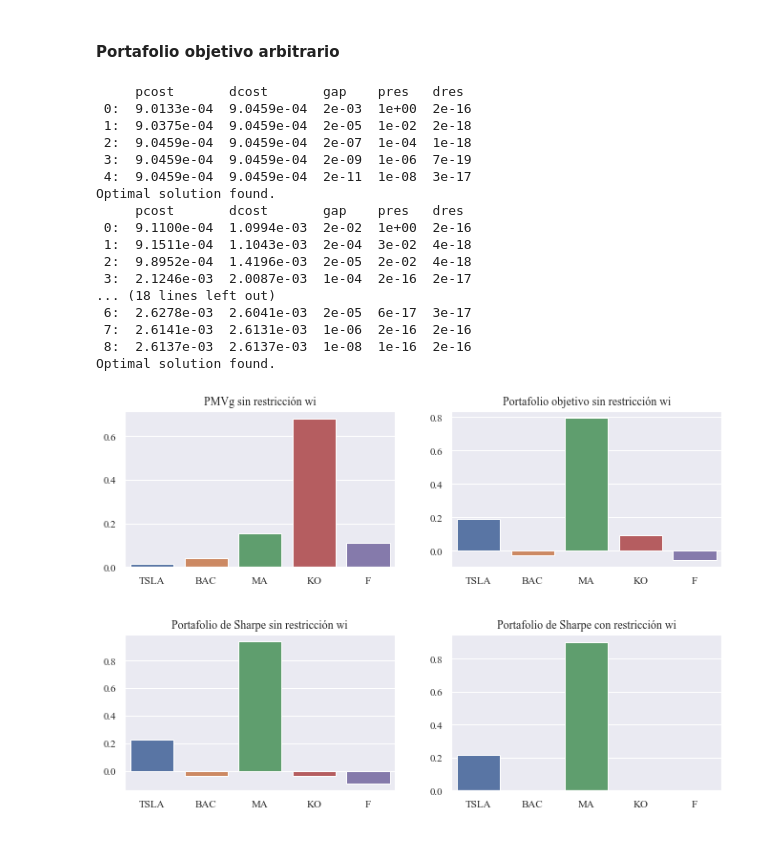
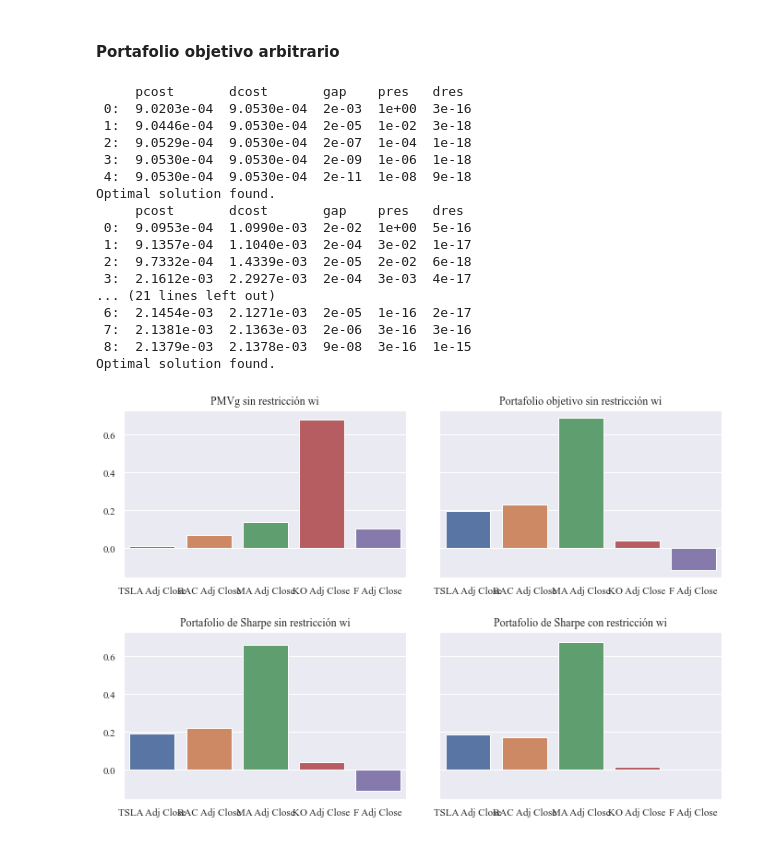
Before and after one commit to Mr-UMiguel/UExternado, a Jupyter notebook: TP/Taller1.ipynb, the cells around one changed output. Drawn from its saved outputs; the diff is of its cells as text; code cells hidden in the pictures.

```diff
--- a/TP/Taller1.ipynb
+++ b/TP/Taller1.ipynb
@@ -80,6 +93,7 @@ from pypt.pmv import PMV
 
 
 sns.set_theme(font="Times New Roman",font_scale=1)
-retornos = pd.read_excel('./datasets/retornos.xlsx')
+retornos = returns
+# retornos = pd.read_excel('./datasets/retornos.xlsx')
 # %%
 rpmv, sigmapmv ,wpmv  = PMV(returns=retornos).mv().pmv
@@ -263,3 +180,6 @@ qp(P, q, G=None, h=None, A=None, b=None, solver=None, kktsolver=None, initvals=N
 
         Options that are not recognized are replaced by their default
         values.
+# %%
+vcov = np.matrix(retornos.cov())
+mu =  np.array(retornos.agg(np.mean))
@@ -266,5 +216,5 @@ qp(P, q, G=None, h=None, A=None, b=None, solver=None, kktsolver=None, initvals=N
 # %%
-def solvers_qp(vcov,mu,optimal_portfolio,inequality=False):
+def solvers_qp(vcov,mu,optimal_portfolio,inequality=False,):
     """
     Definimos la función solvers_qp que utiliza el solvers.qp del módulo cvxopt
 
@@ -353,16 +303,18 @@ def solvers_qp(vcov,mu,optimal_portfolio,inequality=False):
             np.array([optimal_portfolio,[1]]),
             np.zeros(n).reshape(n,1)),0))
 
-    return solvers.qp(P=P,q=q,G=G,h=h,)['x']
+    response = np.array(solvers.qp(P=P,q=q,G=G,h=h,show_progress=False)['x']).reshape(-1)
+    return response
 # %%
+returns = retornos
 solv_nwi = solvers_qp(vcov = vcov, mu = mu, optimal_portfolio=rpmv, inequality=False)
 solv_wi = solvers_qp(vcov = vcov, mu = mu, optimal_portfolio=rpmv, inequality=True)
 
 fig, axes = plt.subplots(1,2,figsize=(10,7))
-sns.barplot(ax=axes[0],x=returns.columns,y=list(solv_nwi))
+sns.barplot(ax=axes[0],x=returns.columns,y=solv_nwi)
 axes[0].set_title('PMVg sin restricción wi')
 
-sns.barplot(ax=axes[1],x=returns.columns,y=list(solv_wi))
+sns.barplot(ax=axes[1],x=returns.columns,y=solv_wi)
 axes[1].set_title('PMVg con restricción wi')
 plt.show()
 # %% [output]
@@ -470,40 +423,40 @@ Optimal solution found.
 # %%
 #### Resumen
 solv_nwi_pmv = solvers_qp(vcov = vcov, mu = mu, optimal_portfolio=rpmv, inequality=False)
-solv_wi_pmv = solvers_qp(vcov = vcov, mu = mu, optimal_portfolio=np.array([0.025]), inequality=False)
+solv_wi_target = solvers_qp(vcov = vcov, mu = mu, optimal_portfolio=np.array([0.025]), inequality=False)
 solv_nwi_ps = solvers_qp(vcov = vcov, mu = mu, optimal_portfolio=rpt, inequality=False)
 solv_wi_ps = solvers_qp(vcov = vcov, mu = mu, optimal_portfolio=rpt, inequality=True)
 
-fig, axes = plt.subplots(2,2,figsize=(10,7))
-sns.barplot(ax=axes[0,0],x=returns.columns,y=list(solv_nwi_pmv))
+fig, axes = plt.subplots(2,2,figsize=(10,7), sharey=True)
+sns.barplot(ax=axes[0,0],x=returns.columns,y=solv_nwi_pmv)
 axes[0,0].set_title('PMVg sin restricción wi')
 
-sns.barplot(ax=axes[0,1],x=returns.columns,y=list(solv_wi_pmv))
+sns.barplot(ax=axes[0,1],x=returns.columns,y=solv_wi_target)
 axes[0,1].set_title('Portafolio objetivo sin restricción wi')
 
-sns.barplot(ax=axes[1,0],x=returns.columns,y=list(solv_nwi_ps))
+sns.barplot(ax=axes[1,0],x=returns.columns,y=solv_nwi_ps)
 axes[1,0].set_title('Portafolio de Sharpe sin restricción wi')
 
-sns.barplot(ax=axes[1,1],x=returns.columns,y=list(solv_wi_ps))
+sns.barplot(ax=axes[1,1],x=returns.columns,y=solv_wi_ps)
 axes[1,1].set_title('Portafolio de Sharpe con restricción wi')
-fig.tight_layout(pad=3.0)
+fig.tight_layout(pad=2.0)
 plt.show()
 # %% [output]
      pcost       dcost       gap    pres   dres
- 0:  9.0133e-04  9.0459e-04  2e-03  1e+00  2e-16
- 1:  9.0375e-04  9.0459e-04  2e-05  1e-02  2e-18
- 2:  9.0459e-04  9.0459e-04  2e-07  1e-04  1e-18
- 3:  9.0459e-04  9.0459e-04  2e-09  1e-06  7e-19
- 4:  9.0459e-04  9.0459e-04  2e-11  1e-08  3e-17
+ 0:  9.0203e-04  9.0530e-04  2e-03  1e+00  3e-16
+ 1:  9.0446e-04  9.0530e-04  2e-05  1e-02  3e-18
+ 2:  9.0529e-04  9.0530e-04  2e-07  1e-04  1e-18
+ 3:  9.0530e-04  9.0530e-04  2e-09  1e-06  1e-18
+ 4:  9.0530e-04  9.0530e-04  2e-11  1e-08  9e-18
 Optimal solution found.
      pcost       dcost       gap    pres   dres
- 0:  9.1100e-04  1.0994e-03  2e-02  1e+00  2e-16
- 1:  9.1511e-04  1.1043e-03  2e-04  3e-02  4e-18
- 2:  9.8952e-04  1.4196e-03  2e-05  2e-02  4e-18
- 3:  2.1246e-03  2.0087e-03  1e-04  2e-16  2e-17
-... (18 lines left out)
- 6:  2.6278e-03  2.6041e-03  2e-05  6e-17  3e-17
- 7:  2.6141e-03  2.6131e-03  1e-06  2e-16  2e-16
- 8:  2.6137e-03  2.6137e-03  1e-08  1e-16  2e-16
+ 0:  9.0953e-04  1.0990e-03  2e-02  1e+00  5e-16
+ 1:  9.1357e-04  1.1040e-03  2e-04  3e-02  1e-17
+ 2:  9.7332e-04  1.4339e-03  2e-05  2e-02  6e-18
+ 3:  2.1612e-03  2.2927e-03  2e-04  3e-03  4e-17
+... (21 lines left out)
+ 6:  2.1454e-03  2.1271e-03  2e-05  1e-16  2e-17
+ 7:  2.1381e-03  2.1363e-03  2e-06  3e-16  3e-16
+ 8:  2.1379e-03  2.1378e-03  9e-08  3e-16  1e-15
 Optimal solution found.
-[figure, old version]
+[figure, new version]
```
Also changed, not shown: parts of 24 cells of this notebook, 2 other files.
